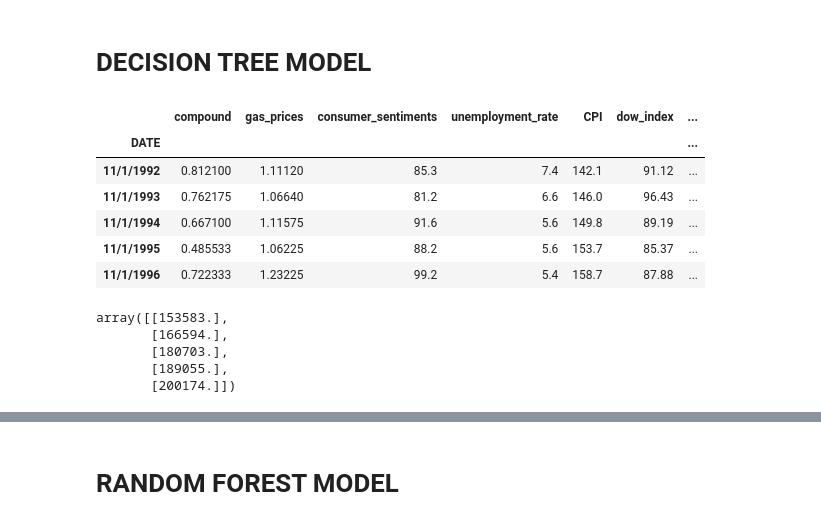
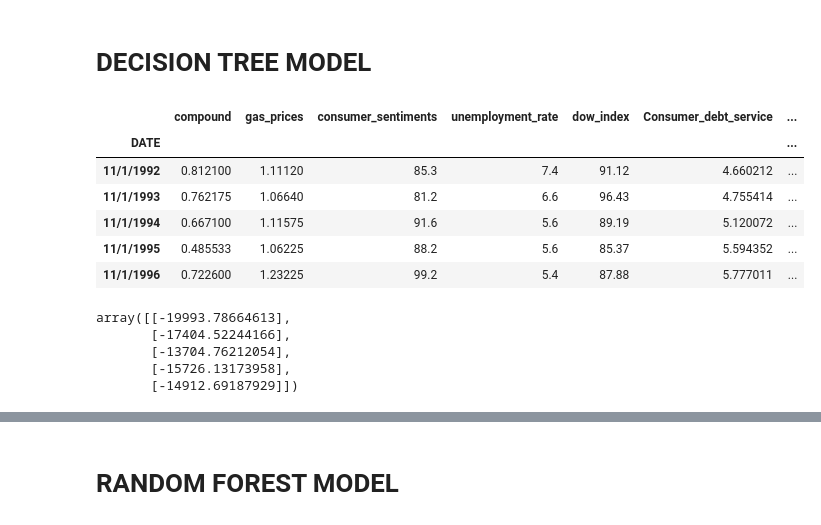
Before and after one commit to junaidqamer/HolidaySales, a Jupyter notebook: NYT_api.ipynb, the cells around one changed output, grey strips where cells are left out. Cells and saved outputs as stored; diff of their text form; code cells hidden in the pictures.

```diff
--- a/NYT_api.ipynb
+++ b/NYT_api.ipynb
@@ -589,7 +591,7 @@ nltk_df.describe()
 # %%
 # loading full data
 
-file_path=Path("Nov_Dec_NLTK_Average_clean.csv")
+file_path=Path("NEW_Nov_Dec_NLTK_Average_Sentiment_Score.csv")
 NYTIMES_df=pd.read_csv(file_path,infer_datetime_format=True,parse_dates=True)
 NYTIMES_df=NYTIMES_df.set_index('DATE').sort_values('DATE',ascending=True)
 NYTIMES_df.head()
@@ -628,2 +629,0 @@ Main_df.head()
-# %%
-Main_df= Main_df.dropna()
@@ -648,0 +630,14 @@ Main_df= Main_df.dropna()
+# %%
+#Hodrick-Prescott filter on columns "y_monthly_retail" , "CPI", 'GDP_growth', 'GDPC1'
+import statsmodels.api as sm
+ts_noise1, ts_trend1 = sm.tsa.filters.hpfilter(Main_df['y_monthly_retail'])
+ts_noise2, ts_trend2 = sm.tsa.filters.hpfilter(Main_df['CPI'])
+ts_noise3, ts_trend3 = sm.tsa.filters.hpfilter(Main_df['Pct_chng_prv_yr'])
+ts_noise4, ts_trend4 = sm.tsa.filters.hpfilter(Main_df['GDPC1'])
+# %%
+Main_df['Sales']= ts_noise1
+Main_df['CPI']= ts_noise2
+Main_df['GDP_growth']= ts_noise3
+Main_df['GDP']= ts_noise4
+Main_df= Main_df.drop(columns={'y_monthly_retail','CPI','Pct_chng_prv_yr','GDPC1'})
+Main_df.head()
@@ -651,27 +654,27 @@ Main_df= Main_df.dropna()
 # %%
 # Define features set
 X = Main_df.copy()
-X.drop({"y_monthly_retail"}, axis=1, inplace=True)
+X.drop({"Sales"}, axis=1, inplace=True)
 
 X.head()
 # %% [output]
-|  | compound | gas_prices | consumer_sentiments | unemployment_rate | CPI | dow_index | ... |
+|  | compound | gas_prices | consumer_sentiments | unemployment_rate | dow_index | Consumer_debt_service | ... |
 | DATE |  |  |  |  |  |  | ... |
-| 11/1/1992 | 0.812100 | 1.11120 | 85.3 | 7.4 | 142.1 | 91.12 | ... |
-| 11/1/1993 | 0.762175 | 1.06640 | 81.2 | 6.6 | 146.0 | 96.43 | ... |
-| 11/1/1994 | 0.667100 | 1.11575 | 91.6 | 5.6 | 149.8 | 89.19 | ... |
-| 11/1/1995 | 0.485533 | 1.06225 | 88.2 | 5.6 | 153.7 | 85.37 | ... |
-| 11/1/1996 | 0.722333 | 1.23225 | 99.2 | 5.4 | 158.7 | 87.88 | ... |
+| 11/1/1992 | 0.812100 | 1.11120 | 85.3 | 7.4 | 91.12 | 4.660212 | ... |
+| 11/1/1993 | 0.762175 | 1.06640 | 81.2 | 6.6 | 96.43 | 4.755414 | ... |
+| 11/1/1994 | 0.667100 | 1.11575 | 91.6 | 5.6 | 89.19 | 5.120072 | ... |
+| 11/1/1995 | 0.485533 | 1.06225 | 88.2 | 5.6 | 85.37 | 5.594352 | ... |
+| 11/1/1996 | 0.722600 | 1.23225 | 99.2 | 5.4 | 87.88 | 5.777011 | ... |
 # %%
 # Define target vector
-y = Main_df["y_monthly_retail"].values.reshape(-1, 1)
+y = Main_df["Sales"].values.reshape(-1, 1)
 y[:5]
 # %% [output]
-array([[153583.],
-       [166594.],
-       [180703.],
-       [189055.],
-       [200174.]])
+array([[-19993.78664613],
+       [-17404.52244166],
+       [-13704.76212054],
+       [-15726.13173958],
+       [-14912.69187929]])
 # %%
 # Splitting into Train and Test sets
 X_train, X_test, y_train, y_test = train_test_split(X, y, random_state=78)
```
Also changed, not shown: parts of 14 cells of this notebook, 1 other file.
